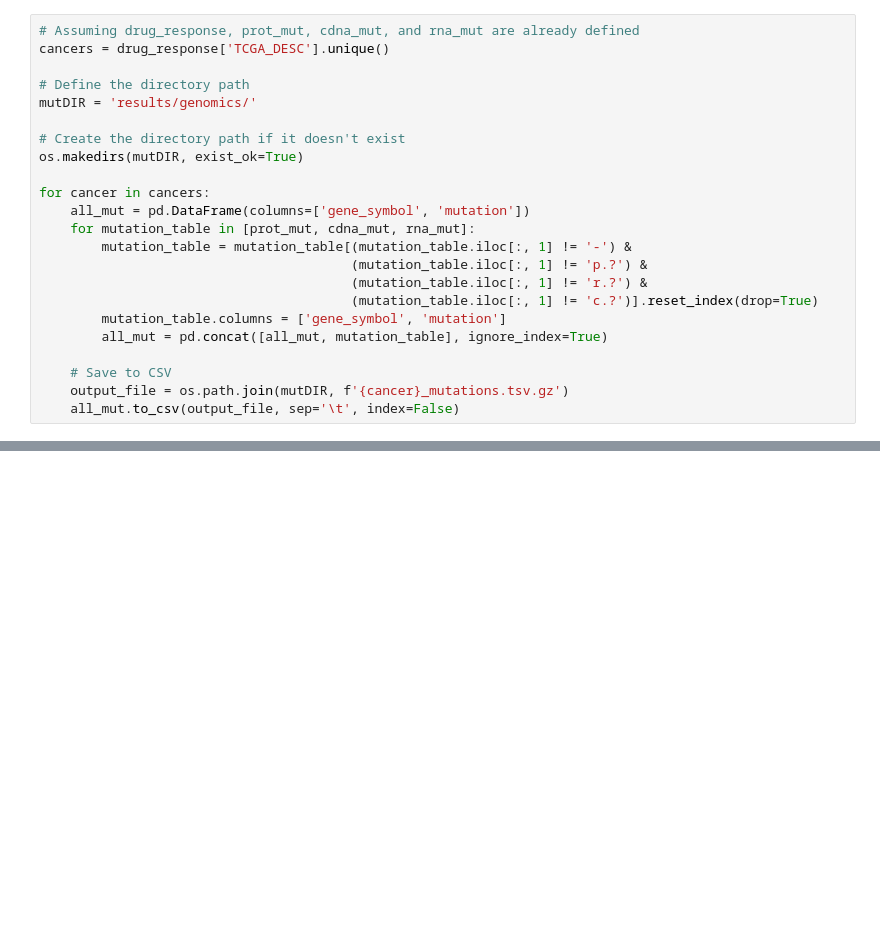
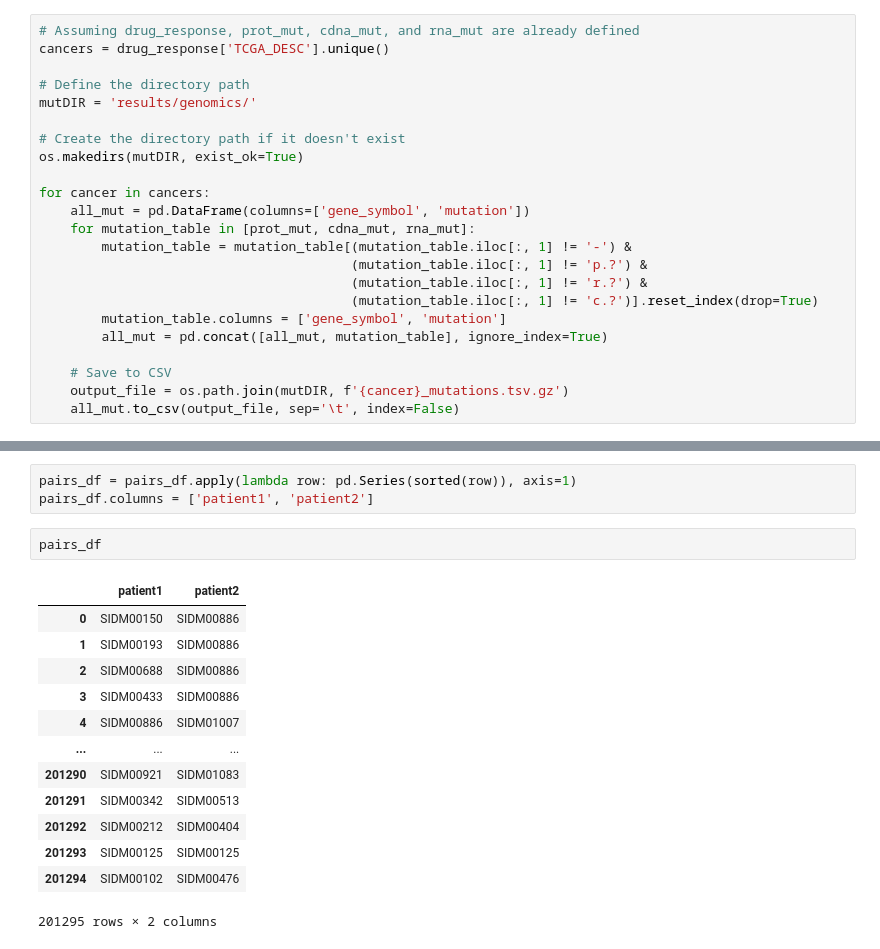
Before and after one commit to Surabhivj/PatStrat-Personalized-Health-Technologies-Conference-2024, a Jupyter notebook: GDSC_data_prep.ipynb, the cells around one changed output, grey strips where cells are left out. Drawn from its saved outputs; the diff is of its cells as text; blank space fills up the shorter version.

```diff
--- a/GDSC_data_prep.ipynb
+++ b/GDSC_data_prep.ipynb
@@ -349 +318,20 @@ data.sort_values('gene_symbol')
+# %%
+pairs_df = pairs_df.apply(lambda row: pd.Series(sorted(row)), axis=1)
+pairs_df.columns = ['patient1', 'patient2']
+# %%
+pairs_df
+# %% [output]
+|  | patient1 | patient2 |
+| 0 | SIDM00150 | SIDM00886 |
+| 1 | SIDM00193 | SIDM00886 |
+| 2 | SIDM00688 | SIDM00886 |
+| 3 | SIDM00433 | SIDM00886 |
+| 4 | SIDM00886 | SIDM01007 |
+| ... | ... | ... |
+| 201290 | SIDM00921 | SIDM01083 |
+| 201291 | SIDM00342 | SIDM00513 |
+| 201292 | SIDM00212 | SIDM00404 |
+| 201293 | SIDM00125 | SIDM00125 |
+| 201294 | SIDM00102 | SIDM00476 |
+201295 rows × 2 columns
 # %%
```
Also changed, not shown: parts of 14 cells of this notebook, 3 other files.
